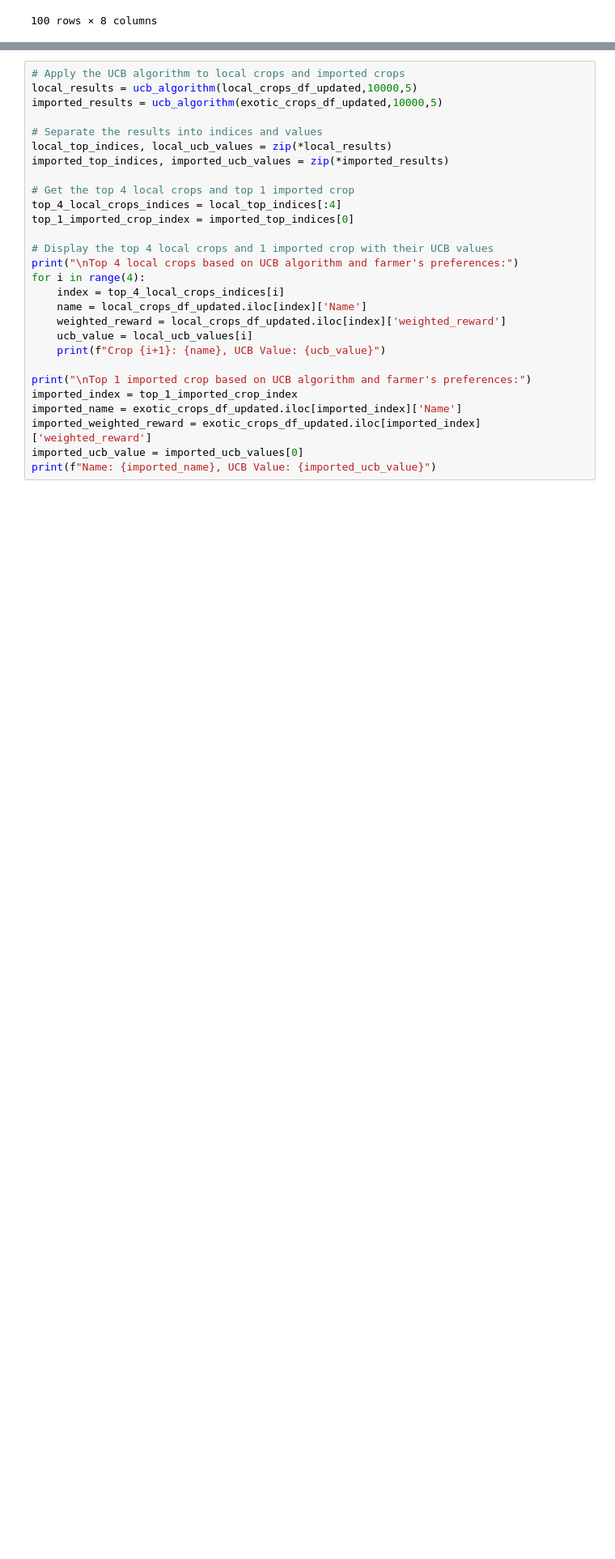
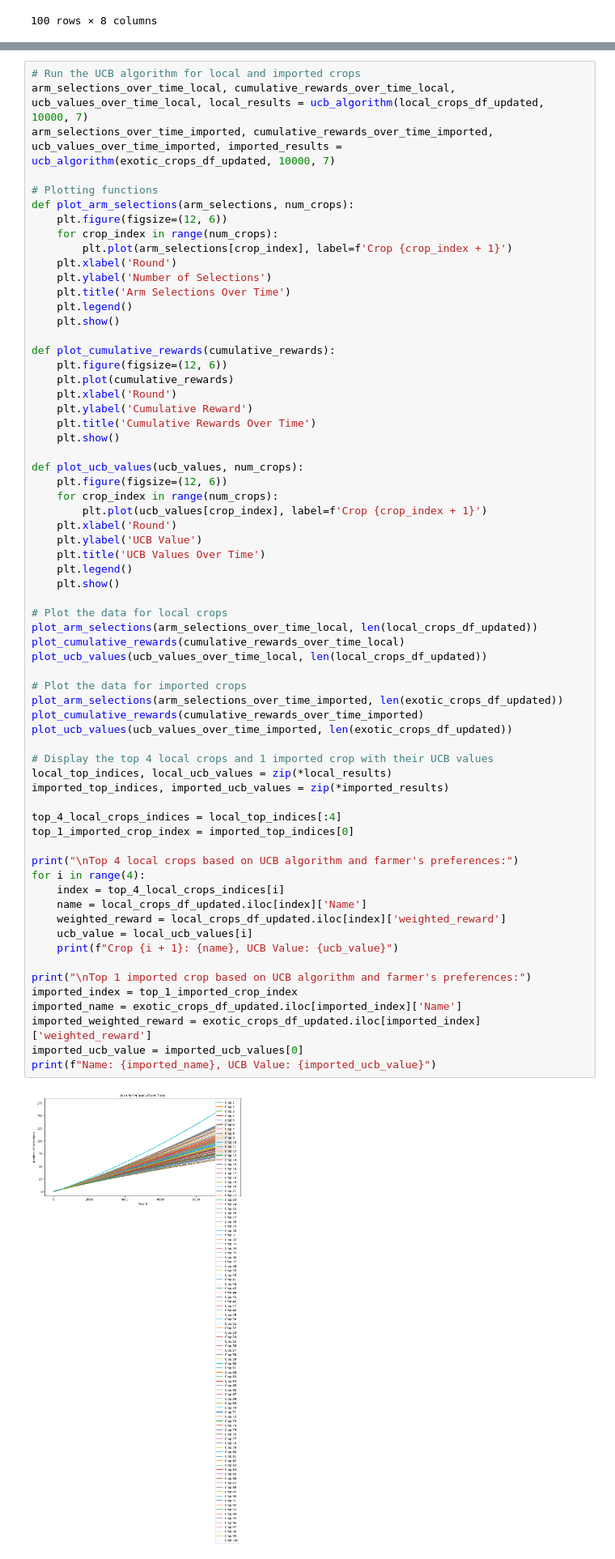
Before and after one commit to nisharathod231/Sustainable-Agriculture-Practices-Recommender, a Jupyter notebook: models/UCB.ipynb, the cells around one changed output, grey strips where cells are left out. Shown at 81% size. Saved outputs shown, nothing was run; the diff lists cells and outputs as text; blank space fills up the shorter version.

Commit message:
Refactored Code with new graphs and visualizations

```diff
--- a/models/UCB.ipynb
+++ b/models/UCB.ipynb
@@ -190,29 +205,67 @@ def ucb_algorithm(data, budget, alpha):
 # %%
-# Apply the UCB algorithm to local crops and imported crops
-local_results = ucb_algorithm(local_crops_df_updated,10000,5)
-imported_results = ucb_algorithm(exotic_crops_df_updated,10000,5)
+# Run the UCB algorithm for local and imported crops
+arm_selections_over_time_local, cumulative_rewards_over_time_local, ucb_values_over_time_local, local_results = ucb_algorithm(local_crops_df_updated, 10000, 7)
+arm_selections_over_time_imported, cumulative_rewards_over_time_imported, ucb_values_over_time_imported, imported_results = ucb_algorithm(exotic_crops_df_updated, 10000, 7)
 
-# Separate the results into indices and values
+# Plotting functions
+def plot_arm_selections(arm_selections, num_crops):
+    plt.figure(figsize=(12, 6))
+    for crop_index in range(num_crops):
+        plt.plot(arm_selections[crop_index], label=f'Crop {crop_index + 1}')
+    plt.xlabel('Round')
+    plt.ylabel('Number of Selections')
+    plt.title('Arm Selections Over Time')
+    plt.legend()
+    plt.show()
+
+def plot_cumulative_rewards(cumulative_rewards):
+    plt.figure(figsize=(12, 6))
+    plt.plot(cumulative_rewards)
+    plt.xlabel('Round')
+    plt.ylabel('Cumulative Reward')
+    plt.title('Cumulative Rewards Over Time')
+    plt.show()
+
+def plot_ucb_values(ucb_values, num_crops):
+    plt.figure(figsize=(12, 6))
+    for crop_index in range(num_crops):
+        plt.plot(ucb_values[crop_index], label=f'Crop {crop_index + 1}')
+    plt.xlabel('Round')
+    plt.ylabel('UCB Value')
+    plt.title('UCB Values Over Time')
+    plt.legend()
+    plt.show()
+
+# Plot the data for local crops
+plot_arm_selections(arm_selections_over_time_local, len(local_crops_df_updated))
+plot_cumulative_rewards(cumulative_rewards_over_time_local)
+plot_ucb_values(ucb_values_over_time_local, len(local_crops_df_updated))
+
+# Plot the data for imported crops
+plot_arm_selections(arm_selections_over_time_imported, len(exotic_crops_df_updated))
+plot_cumulative_rewards(cumulative_rewards_over_time_imported)
+plot_ucb_values(ucb_values_over_time_imported, len(exotic_crops_df_updated))
+
+# Display the top 4 local crops and 1 imported crop with their UCB values
 local_top_indices, local_ucb_values = zip(*local_results)
 imported_top_indices, imported_ucb_values = zip(*imported_results)
 
-# Get the top 4 local crops and top 1 imported crop
 top_4_local_crops_indices = local_top_indices[:4]
 top_1_imported_crop_index = imported_top_indices[0]
 
-# Display the top 4 local crops and 1 imported crop with their UCB values
 print("\nTop 4 local crops based on UCB algorithm and farmer's preferences:")
 for i in range(4):
     index = top_4_local_crops_indices[i]
     name = local_crops_df_updated.iloc[index]['Name']
     weighted_reward = local_crops_df_updated.iloc[index]['weighted_reward']
     ucb_value = local_ucb_values[i]
-    print(f"Crop {i+1}: {name}, UCB Value: {ucb_value}")
+    print(f"Crop {i + 1}: {name}, UCB Value: {ucb_value}")
 
 print("\nTop 1 imported crop based on UCB algorithm and farmer's preferences:")
 imported_index = top_1_imported_crop_index
 imported_name = exotic_crops_df_updated.iloc[imported_index]['Name']
 imported_weighted_reward = exotic_crops_df_updated.iloc[imported_index]['weighted_reward']
 imported_ucb_value = imported_ucb_values[0]
 print(f"Name: {imported_name}, UCB Value: {imported_ucb_value}")
 # %% [output]
+[figure, added]
```
Also changed, not shown: parts of 12 cells of this notebook.
